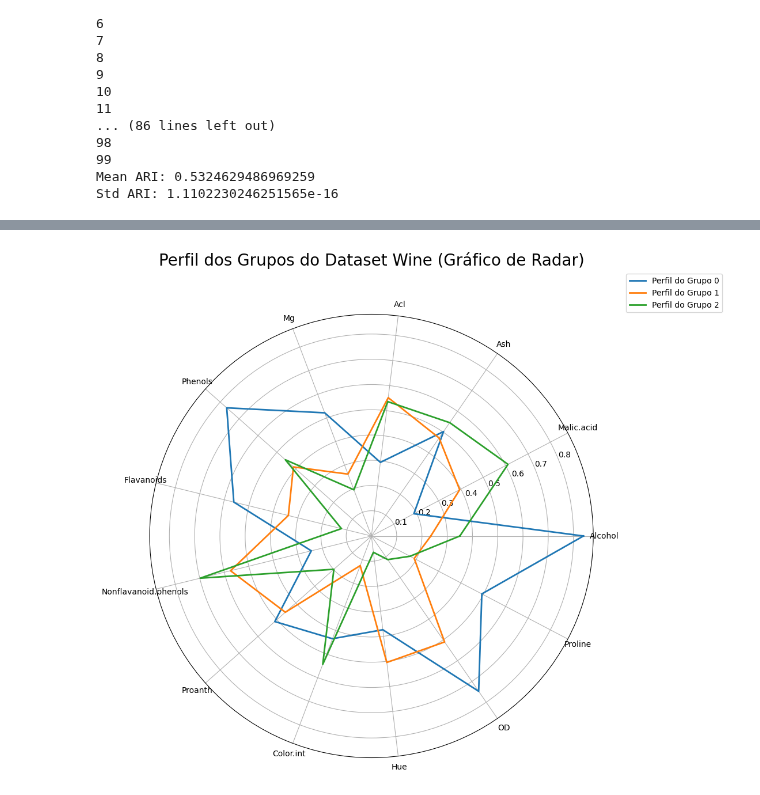
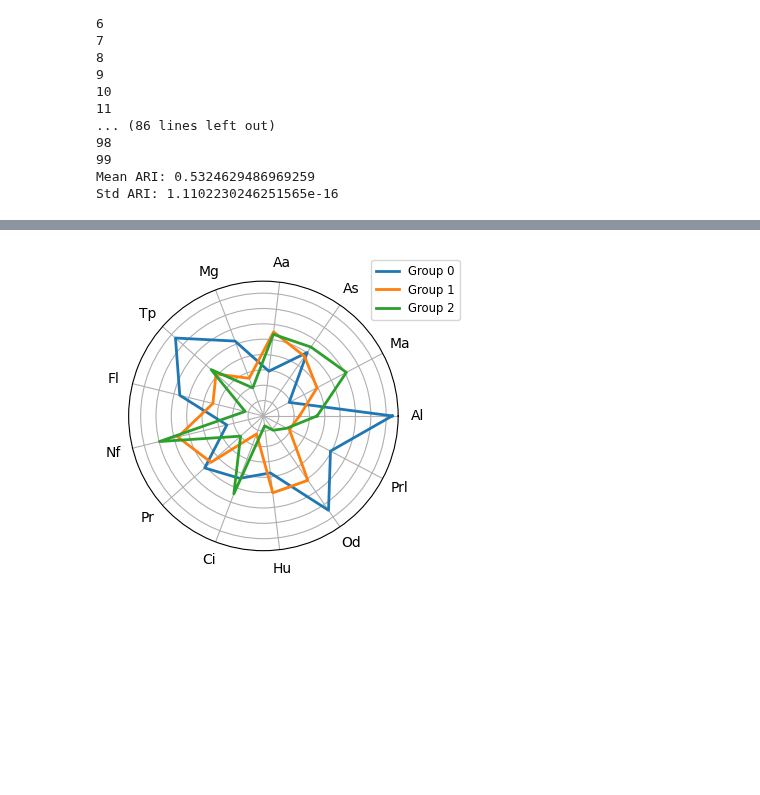
Before and after one commit to thomazcabral/Fuzzy_Clustering, a Jupyter notebook: mult_fuzzy_c_medoids/wine/mfcmdd_wine_ira.ipynb, the cells around one changed output, grey strips where cells are left out. Drawn from its saved outputs; the diff is of its cells as text; code cells hidden in the pictures; blank space fills up the shorter version.

Commit message:
Specific code and images for article submission

```diff
--- a/mult_fuzzy_c_medoids/wine/mfcmdd_wine_ira.ipynb
+++ b/mult_fuzzy_c_medoids/wine/mfcmdd_wine_ira.ipynb
@@ -376,37 +379,45 @@ Var_13  0.024521  0.024521  0.024521
 # %%
 prototipos_wine = np.array([
     [0.83947368, 0.18972332, 0.5026738 , 0.29381443, 0.52173913,
      0.76551724, 0.56118143, 0.24528302, 0.51104101, 0.43515358,
      0.37398374, 0.74725275, 0.4935806 ],
     [0.23514664, 0.39456456, 0.4716789, 0.5518277, 0.26217887,
      0.41254552, 0.33896520, 0.57458625, 0.45545931, 0.1254780,
      0.504593, 0.51, 0.19128741],
     [0.35      , 0.61067194, 0.54545455, 0.53608247, 0.19565217,
      0.45517241, 0.12236287, 0.69811321, 0.19873817, 0.54351536,
      0.06504065, 0.11355311, 0.17261056]
 ])
 
 labels = [
-    'Alcohol', 'Malic.acid', 'Ash', 'Acl', 'Mg', 'Phenols',
-    'Flavanoids', 'Nonflavanoid.phenols', 'Proanth', 'Color.int',
-    'Hue', 'OD', 'Proline'
+    'Al', 'Ma', 'As', 'Aa', 'Mg', 'Tp',
+    'Fl', 'Nf', 'Pr', 'Ci',
+    'Hu', 'Od', 'Prl'
 ]
+
+#labels = [
+ #   'Alcohol', 'Malic.acid', 'Ash', 'Acl', 'Mg', 'Phenols',
+ #   'Flavanoids', 'Nonflavanoid.phenols', 'Proanth', 'Color.int',
+  #  'Hue', 'OD', 'Proline'
+#]
 num_vars = len(labels)
 
 angles = np.linspace(0, 2 * np.pi, num_vars, endpoint=False).tolist()
 angles += angles[:1]
 
-fig, ax = plt.subplots(figsize=(10, 10), subplot_kw=dict(polar=True))
+fig, ax = plt.subplots(figsize=(3.5, 3.5), subplot_kw=dict(polar=True))
 
 for i, prototipo in enumerate(prototipos_wine):
     data = np.concatenate((prototipo, [prototipo[0]]))
-    ax.plot(angles, data, label=f'Perfil do Grupo {i}', linewidth=2)
+    ax.plot(angles, data, label=f'Group {i}', linewidth=2)
     #ax.fill(angles, data, alpha=0.25)
 
-ax.set_title('Perfil dos Protótipos do Wine sobre o MFCMdd-E', size=20, y=1.1)
 ax.set_thetagrids(np.degrees(angles[:-1]), labels)
-ax.legend(loc='upper right', bbox_to_anchor=(1.3, 1.1))
+ax.set_yticklabels([])
+ax.legend(loc='upper right', bbox_to_anchor=(1.25, 1.1), fontsize='small')
+
+plt.savefig("radarE.pdf", format="pdf", bbox_inches="tight")
 
 plt.show()
 # %% [output]
-[figure, old version]
+[figure, new version]
```
Also changed, not shown: parts of 5 cells of this notebook, 38 other files.
